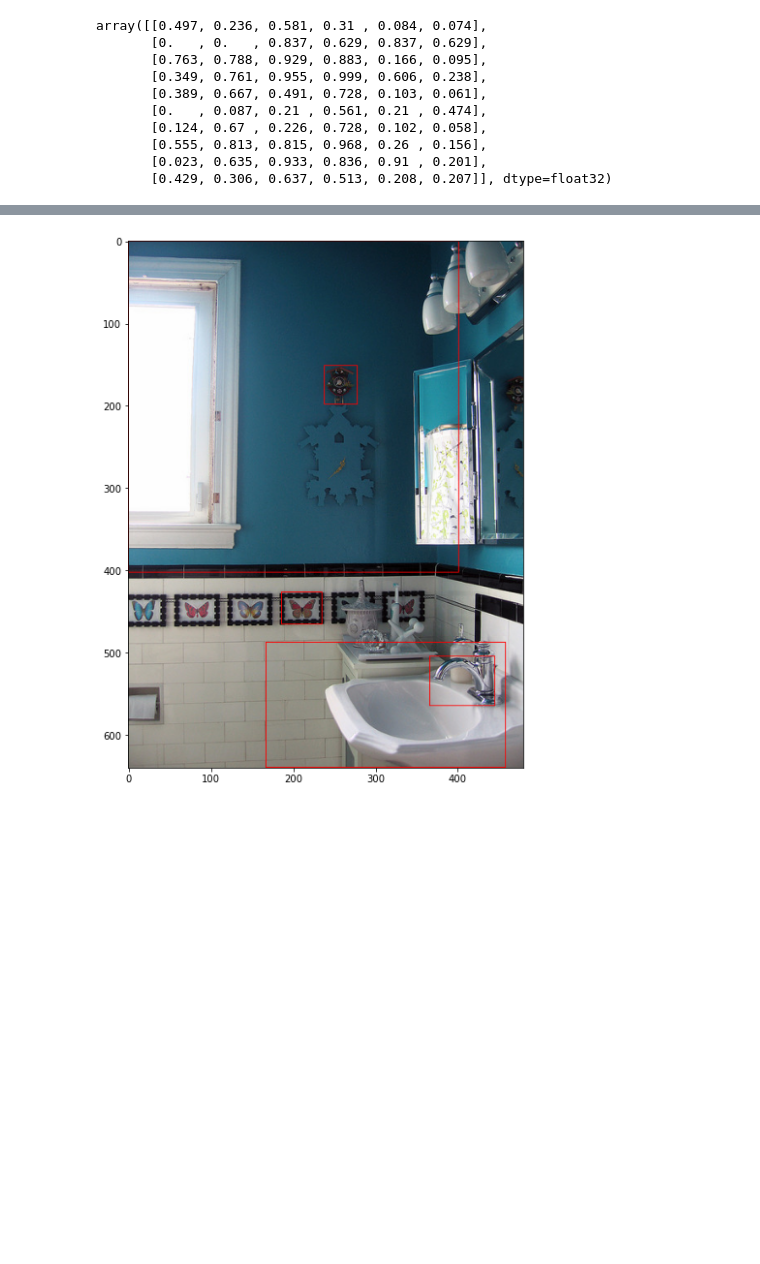
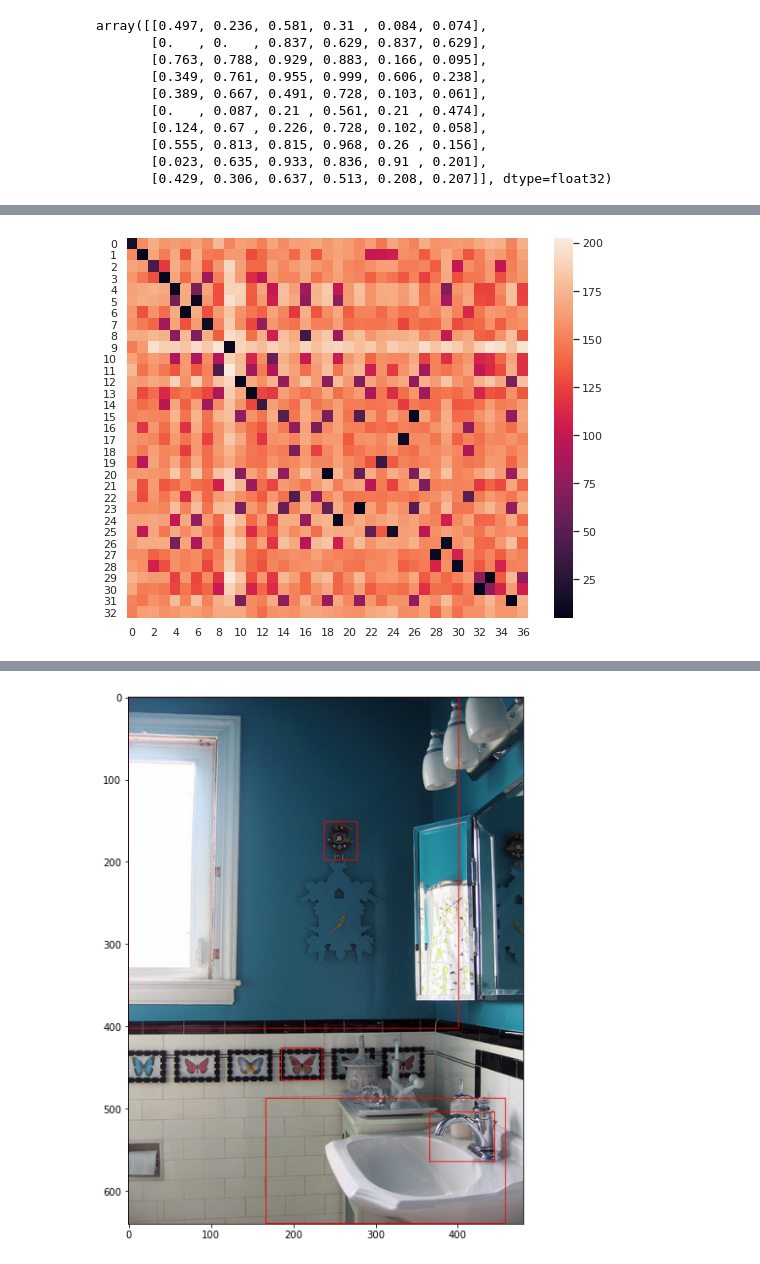
Before and after one commit to stopmosk/gikit-image-caption, a Jupyter notebook: sgg_bench/tools/mini_tsv/explore-coco-oscar_split.ipynb, the cells around one changed output, grey strips where cells are left out. Drawn from its saved outputs; the diff is of its cells as text; code cells hidden in the pictures; blank space fills up the shorter version.

```diff
--- a/sgg_bench/tools/mini_tsv/explore-coco-oscar_split.ipynb
+++ b/sgg_bench/tools/mini_tsv/explore-coco-oscar_split.ipynb
@@ -66,6 +66,6 @@ dict_keys(['318556', '116100', '379340', '134754', '538480', '476220', '299675',
 
 # ids = [318556, 116100, 379340, 134754, 538480]
 
-num_boxes_ids = [oscar_props[imgkey] for imgkey in mini_props.keys() if imgkey in oscar_props.keys()]
-num_boxes_ids
+num_boxes_ids = [imgkey for imgkey in mini_props.keys() if imgkey in oscar_props.keys()]
+print(num_boxes_ids)
 # %% [output]
@@ -97,0 +117,40 @@ array([[0.497, 0.236, 0.581, 0.31 , 0.084, 0.074],
+# %%
+def bb_intersection_over_union(boxA, boxB):
+    xA = max(boxA[0], boxB[0])
+    yA = max(boxA[1], boxB[1])
+    xB = min(boxA[2], boxB[2])
+    yB = min(boxA[3], boxB[3])
+    interArea = abs(max((xB - xA, 0)) * max((yB - yA), 0))
+    if interArea == 0:
+        return 0
+    boxAArea = abs((boxA[2] - boxA[0]) * (boxA[3] - boxA[1]))
+    boxBArea = abs((boxB[2] - boxB[0]) * (boxB[3] - boxB[1]))
+    iou = interArea / float(boxAArea + boxBArea - interArea)
+    return iou
+# %%
+sample_key = num_boxes_ids[0]
+boxes_mini = mini_feats_decoded[sample_key][:, -6:-2]
+boxes_oscar = oscar_feats_decoded[sample_key][:, -6:-2]
+feats_mini = mini_feats_decoded[sample_key][:, :-6]
+feats_oscar = oscar_feats_decoded[sample_key][:, :-6]
+
+squares = np.zeros((boxes_mini.shape[0], boxes_oscar.shape[0]))
+dists = np.zeros_like(squares)
+for i, box_m in enumerate(boxes_mini):
+    for j, box_o in enumerate(boxes_oscar):
+        #print(box_m, box_o)
+        #input()
+        squares[i, j] = bb_intersection_over_union(box_m, box_o)
+        dists[i, j] = np.linalg.norm(feats_mini[i] - feats_oscar[j])
+
+#print(squares)
+sq_max = np.zeros_like(squares)
+sq_max[np.arange(len(squares)), squares.argmax(1)] = 1
+
+# print(sq_max)
+
+plt.figure(figsize=(9,7))
+# sns.heatmap(sq_max);
+sns.heatmap(dists);
+# %% [output]
+[figure, added]
```
Also changed, not shown: parts of 8 cells of this notebook, 2 other files.
